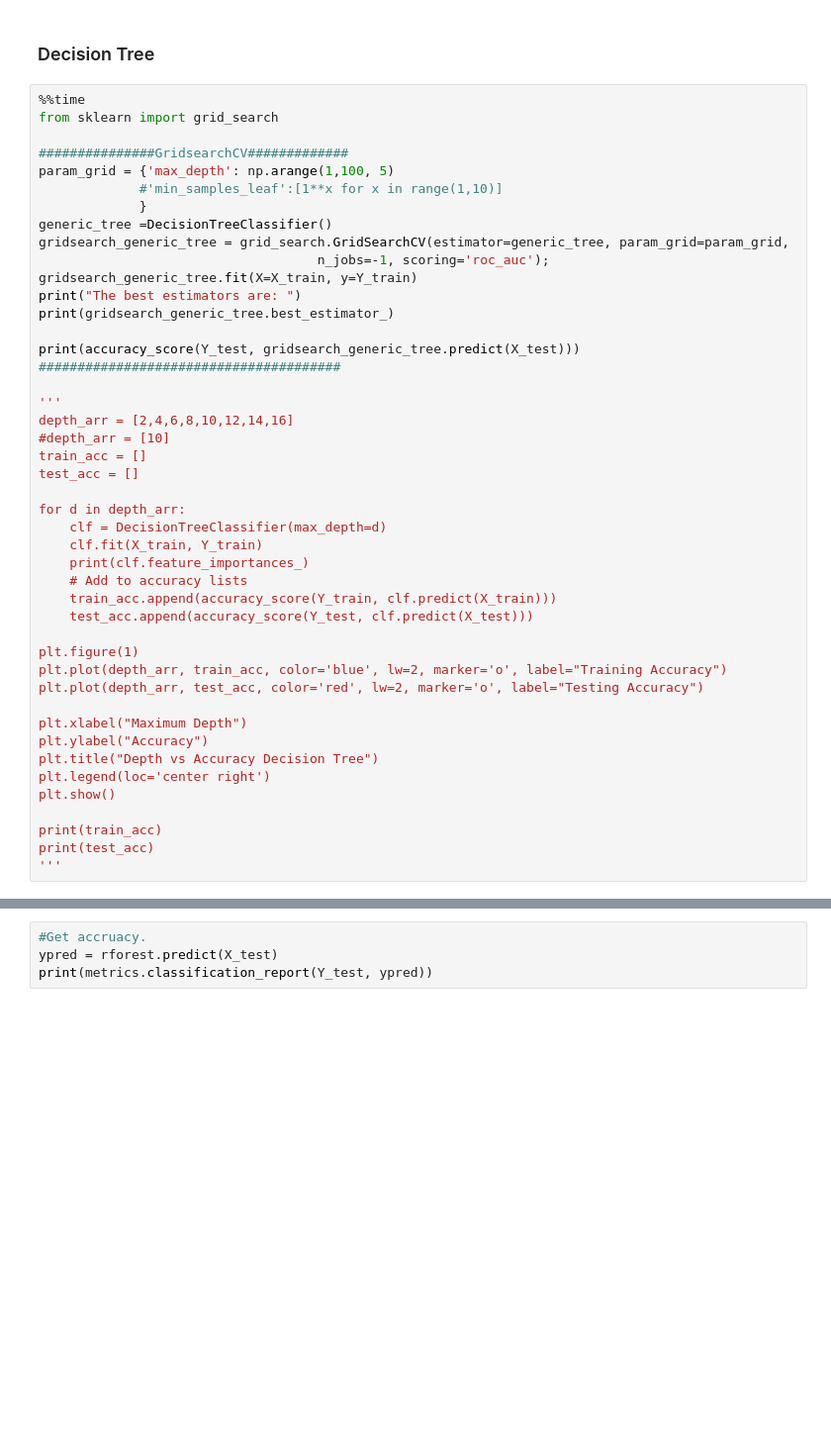
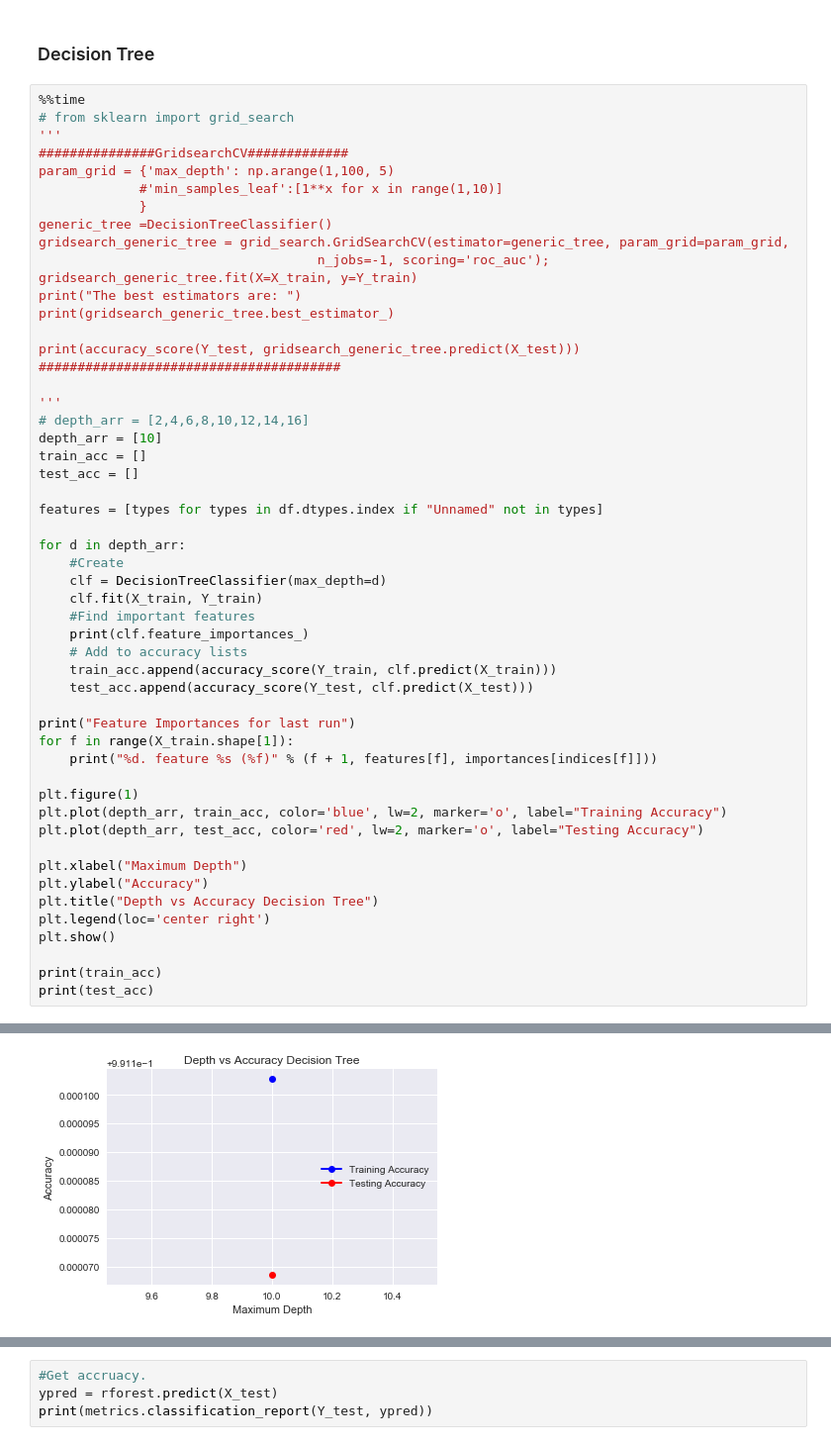
Before and after one commit to alexander-ray/bana-mortality-4502, a Jupyter notebook: DataFrameFormat.ipynb, the cells around one changed output, grey strips where cells are left out. Shown: that part at 99% size. Drawn from its saved outputs; the diff is of its cells as text; blank space fills up the shorter version.

Commit message:
Searching feature importances

```diff
--- a/DataFrameFormat.ipynb
+++ b/DataFrameFormat.ipynb
@@ -228,8 +228,8 @@ Wall time: 24min 50s
 ### Decision Tree
 # %%
 %%time
-from sklearn import grid_search
-
+# from sklearn import grid_search
+'''
 ###############GridsearchCV#############
 param_grid = {'max_depth': np.arange(1,100, 5)
              #'min_samples_leaf':[1**x for x in range(1,10)]
@@ -245,18 +245,26 @@ print(accuracy_score(Y_test, gridsearch_generic_tree.predict(X_test)))
 #######################################
 
 '''
-depth_arr = [2,4,6,8,10,12,14,16]
-#depth_arr = [10]
+# depth_arr = [2,4,6,8,10,12,14,16]
+depth_arr = [10]
 train_acc = []
 test_acc = []
 
+features = [types for types in df.dtypes.index if "Unnamed" not in types]
+
 for d in depth_arr:
+    #Create
     clf = DecisionTreeClassifier(max_depth=d)
     clf.fit(X_train, Y_train)
+    #Find important features
     print(clf.feature_importances_)
     # Add to accuracy lists
     train_acc.append(accuracy_score(Y_train, clf.predict(X_train)))
     test_acc.append(accuracy_score(Y_test, clf.predict(X_test)))
+
+print("Feature Importances for last run")
+for f in range(X_train.shape[1]):
+    print("%d. feature %s (%f)" % (f + 1, features[f], importances[indices[f]]))
 
 plt.figure(1)
 plt.plot(depth_arr, train_acc, color='blue', lw=2, marker='o', label="Training Accuracy")
@@ -270,4 +278,4 @@ plt.show()
 
 print(train_acc)
 print(test_acc)
-'''
+# %% [output]
@@ -273,0 +293 @@ print(test_acc)
+[figure, added]
```
Also changed, not shown: parts of 8 cells of this notebook.
